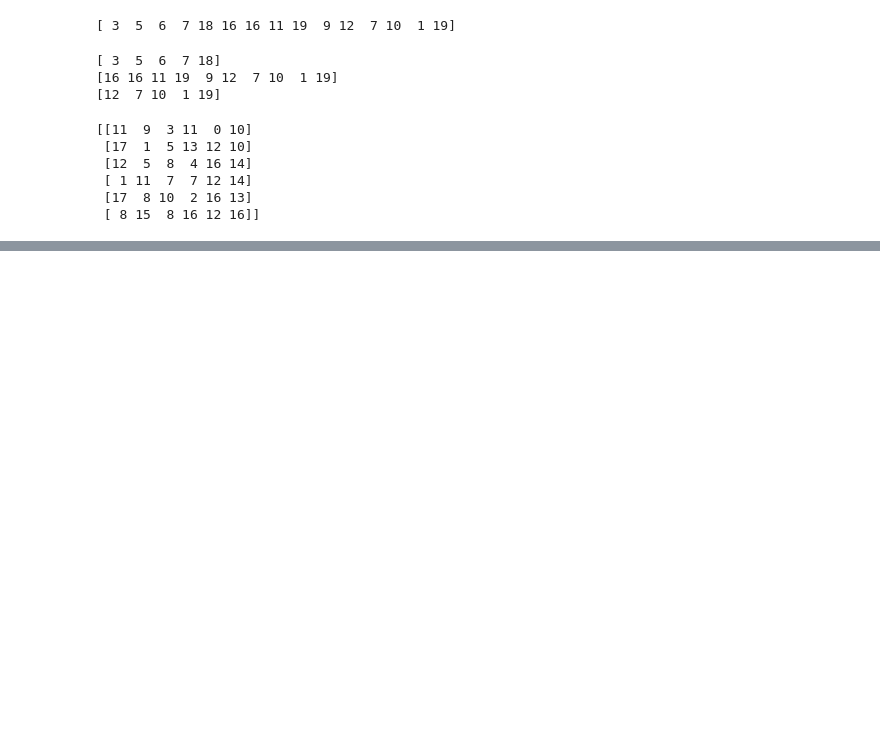
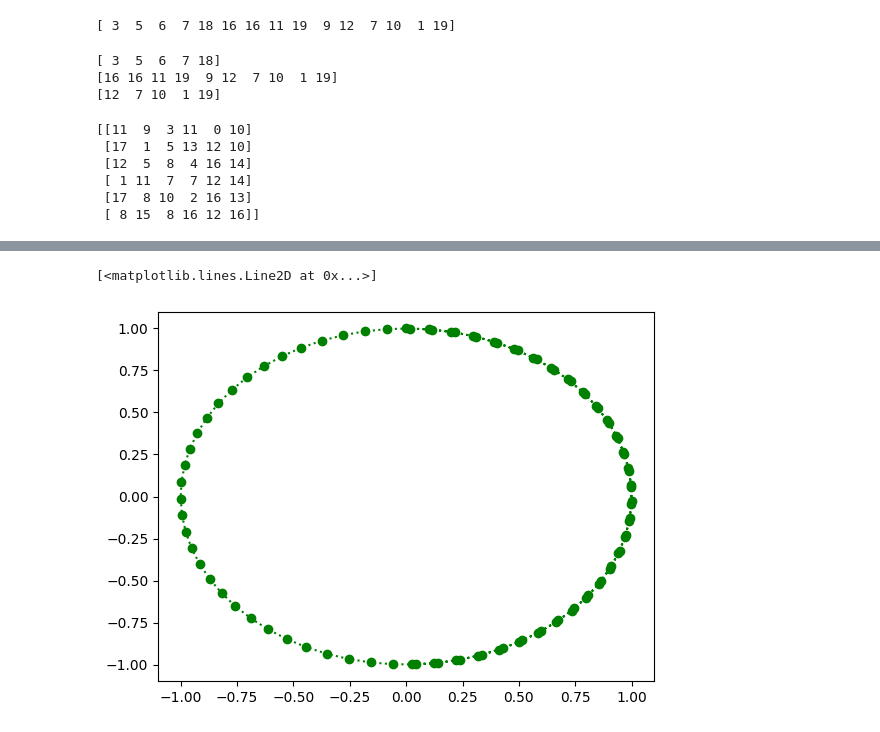
Before and after one commit to Amanmishra03/digipodium, a Jupyter notebook: data analysis/numpy.ipynb, the cells around one changed output, grey strips where cells are left out. Saved outputs shown, nothing was run; the diff lists cells and outputs as text; code cells hidden in the pictures; blank space fills up the shorter version.

```diff
--- a/data analysis/numpy.ipynb
+++ b/data analysis/numpy.ipynb
@@ -128,0 +280,5 @@ print(z)
+# %%
+plt.plot(x,y,'go:')
+# %% [output]
+[<matplotlib.lines.Line2D at 0x...>]
+[figure, added]
```
Also changed, not shown: parts of 23 cells of this notebook, 1 other file.
